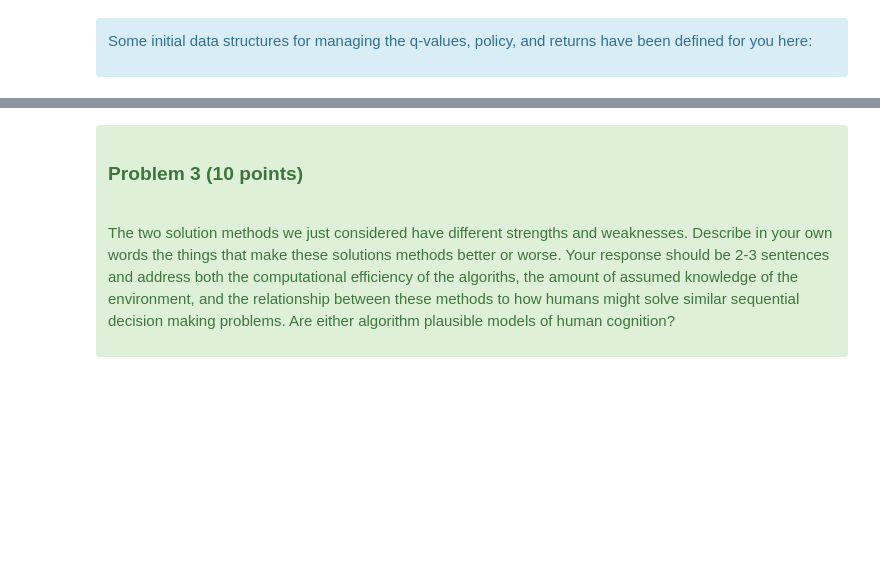
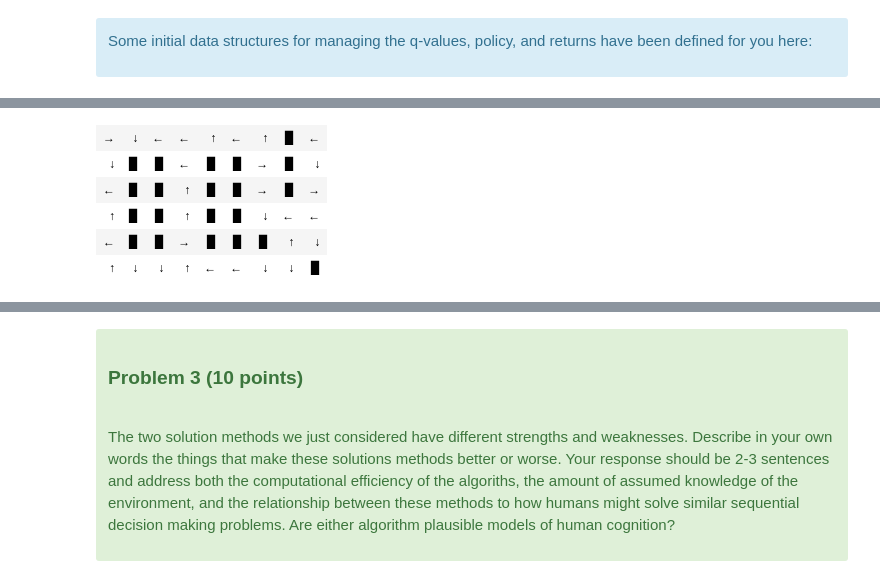
Before and after one commit to theblack1/CCM-public, a Jupyter notebook: homeworks/homework-RL/Homework-RL-A.ipynb, the cells around one changed output, grey strips where cells are left out. Drawn from its saved outputs; the diff is of its cells as text; code cells hidden in the pictures; blank space fills up the shorter version.

```diff
--- a/homeworks/homework-RL/Homework-RL-A.ipynb
+++ b/homeworks/homework-RL/Homework-RL-A.ipynb
@@ -579,0 +735,85 @@ have been defined for you here:
+# %%
+starting_state = 45
+goal_state = 8  # terminate the MC roll out when you get to this state
+GAMMA = 0.0
+EPSILON = 0.2  # more exploration is often better
+ITERATIONS = 200000  # this may need to be 100,000 or more!
+PRINT_EVERY = 40000  # how often to print out our progress
+random.seed(5000)  # try multiple random seed to verify your code works
+
+
+# set up initial data strucutres that might be useful for you
+# q(s,a)
+def init_q_values(init):
+    qvals = {"up": init, "right": init, "down": init, "left": init}
+    return qvals
+
+
+INIT_VAL = (
+    -99999.0
+)  # initialize unsampled q values to a very small number (pessimitic intiaizliation)
+q_value_table = [
+    [init_q_values(INIT_VAL) for i in range(mygrid.ncols)] for j in range(mygrid.nrows)
+]
+
+# pi
+policy_table = [
+    [random_policy() for i in range(mygrid.ncols)] for j in range(mygrid.nrows)
+]
+display(Markdown("**Initial (randomized) policy**"))
+mygrid.pretty_print_policy_table(policy_table)
+
+# dictionary for returns, can be filled in as more info is encountered
+returns = {}
+
+for i in range(
+    ITERATIONS
+):  # you probably need to take many, many steps here and it make take some time to run
+    # instead of always starting at the start state, this algorithm will use the concept of an
+    # "exploring start" so that it starts in a random valid state
+    # this can help a lot
+    ss = random.choice(
+        list(mygrid.valid_states.keys())
+    )  # select and exploring start state
+    episode = mc_episode(ss, EPSILON, goal_state, policy_table)
+
+    visited = {}
+    for idx in range(len(episode)):
+        item = episode[idx]
+        # qkey = "s, a"
+        qkey = str((item[1], item[2]))
+        if qkey not in visited:
+            # PROBLEM 2- update the returns dictionary to include the discounted average rewards according to
+            # the first visit algorithm
+            follow_return = 0.0
+            for follow_idx,follow_item in enumerate(episode[1:]):
+                follow_return += (GAMMA**follow_idx) * follow_item[0]
+
+            if qkey not in returns:
+                returns[qkey] = follow_return
+            else:returns[qkey] += follow_return
+
+            visited[qkey] = True
+            # assert False, "Implement your solution here"
+
+    # update q-value-table
+    for ret in returns.keys():
+        s, a = eval(ret)
+        sx, sy = mygrid.index_to_coord(s)
+        # q_value_table[sx][sy][a] = # PROBLEM 2- UPDATE your average returns here, depends on how you implement the above
+        qkey = str((s,a))
+        q_value_table[sx][sy][a] = returns[qkey]/(i+1)
+        # assert False, "Implement your solution here"
+
+    # improve policy
+    for sx in range(len(q_value_table)):
+        for sy in range(len(q_value_table[sx])):
+            policy_table[sx][sy] = be_greedy(q_value_table[sx][sy])
+
+    if i % PRINT_EVERY == 0:
+        display(Markdown(f"**Improved policy interation {i}**"))
+        mygrid.pretty_print_policy_table(policy_table)
+
+display(Markdown("**Improved policy**"))
+mygrid.pretty_print_policy_table(policy_table)
+# %% [output]
@@ -579,0 +821,6 @@ have been defined for you here:
+| → | ↓ | ← | ← | ↑ | ← | ↑ | ▉ | ← |
+| ↓ | ▉ | ▉ | ← | ▉ | ▉ | → | ▉ | ↓ |
+| ← | ▉ | ▉ | ↑ | ▉ | ▉ | → | ▉ | → |
+| ↑ | ▉ | ▉ | ↑ | ▉ | ▉ | ↓ | ← | ← |
+| ← | ▉ | ▉ | → | ▉ | ▉ | ▉ | ↑ | ↓ |
+| ↑ | ↓ | ↓ | ↑ | ← | ← | ↓ | ↓ | ▉ |
```
Also changed, not shown: parts of 19 cells of this notebook, 30 other files.
